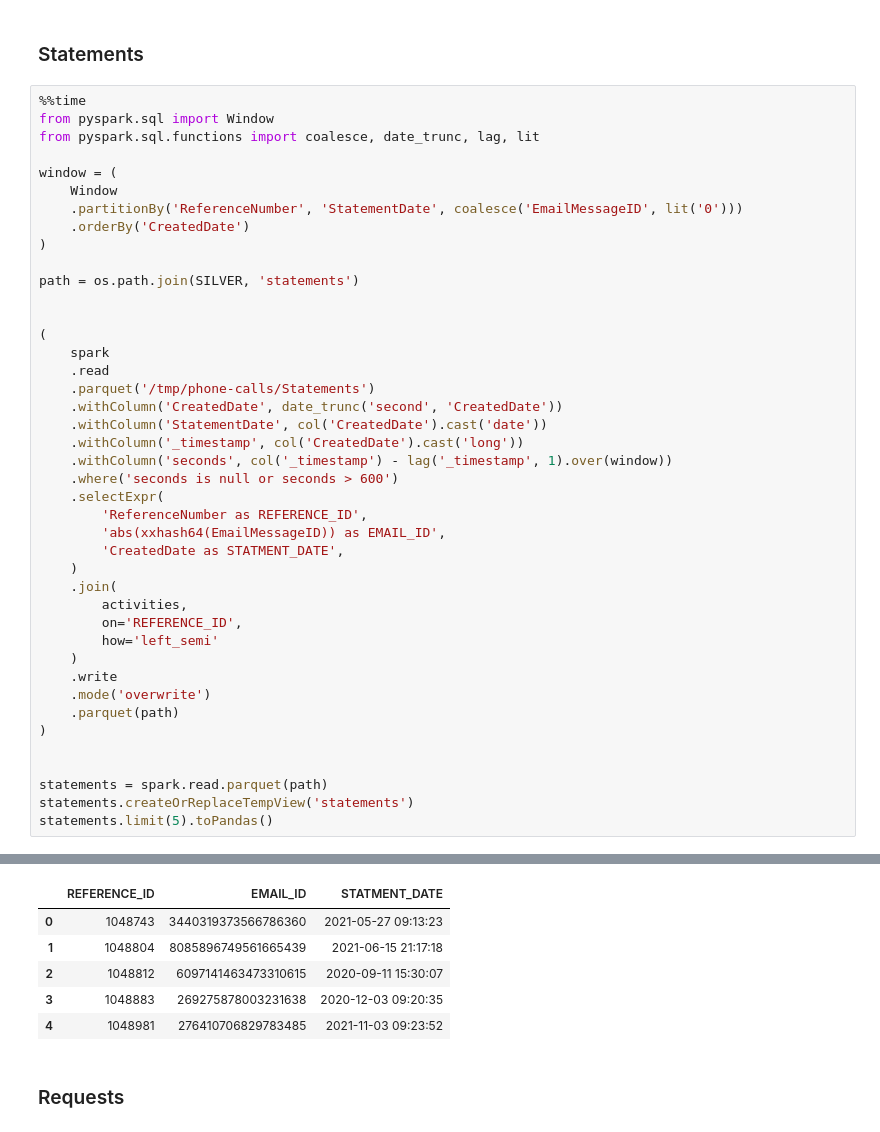
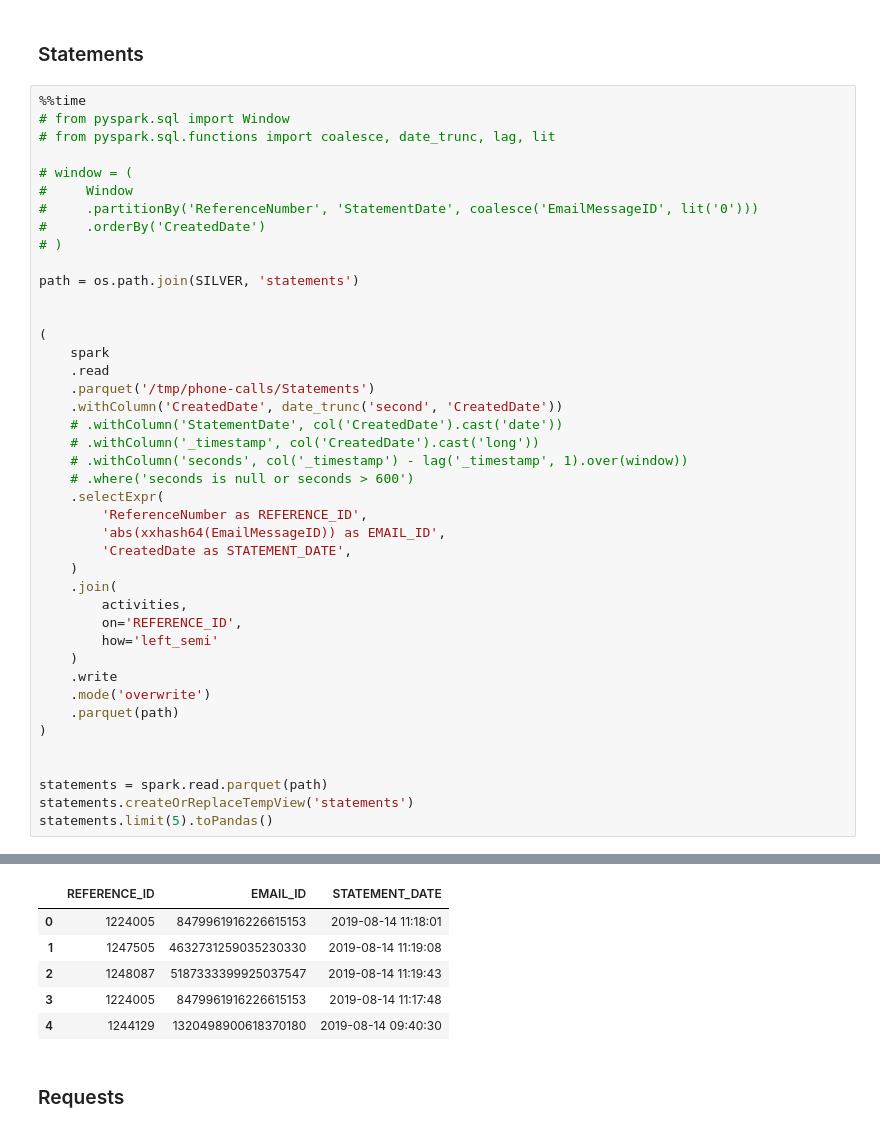
Before and after one commit to cpassorelli/call-reports, a Jupyter notebook: ipython/data-warehouse-integration.ipynb, the cells around one changed output, grey strips where cells are left out. Cells and saved outputs as stored; diff of their text form.

```diff
--- a/ipython/data-warehouse-integration.ipynb
+++ b/ipython/data-warehouse-integration.ipynb
@@ -344,14 +345,14 @@ Wall time: 4.97 s
 ### Statements
 # %%
 %%time
-from pyspark.sql import Window
-from pyspark.sql.functions import coalesce, date_trunc, lag, lit
+# from pyspark.sql import Window
+# from pyspark.sql.functions import coalesce, date_trunc, lag, lit
 
-window = (
-    Window
-    .partitionBy('ReferenceNumber', 'StatementDate', coalesce('EmailMessageID', lit('0')))
-    .orderBy('CreatedDate')
-)
+# window = (
+#     Window
+#     .partitionBy('ReferenceNumber', 'StatementDate', coalesce('EmailMessageID', lit('0')))
+#     .orderBy('CreatedDate')
+# )
 
 path = os.path.join(SILVER, 'statements')
 
@@ -361,14 +362,14 @@ path = os.path.join(SILVER, 'statements')
     .read
     .parquet('/tmp/phone-calls/Statements')
     .withColumn('CreatedDate', date_trunc('second', 'CreatedDate'))
-    .withColumn('StatementDate', col('CreatedDate').cast('date'))
-    .withColumn('_timestamp', col('CreatedDate').cast('long'))
-    .withColumn('seconds', col('_timestamp') - lag('_timestamp', 1).over(window))
-    .where('seconds is null or seconds > 600')
+    # .withColumn('StatementDate', col('CreatedDate').cast('date'))
+    # .withColumn('_timestamp', col('CreatedDate').cast('long'))
+    # .withColumn('seconds', col('_timestamp') - lag('_timestamp', 1).over(window))
+    # .where('seconds is null or seconds > 600')
     .selectExpr(
         'ReferenceNumber as REFERENCE_ID',
         'abs(xxhash64(EmailMessageID)) as EMAIL_ID',
-        'CreatedDate as STATMENT_DATE',
+        'CreatedDate as STATEMENT_DATE',
     )
     .join(
         activities,
@@ -390,9 +391,9 @@ Wall time: 5.37 s
-|  | REFERENCE_ID | EMAIL_ID | STATMENT_DATE |
-| 0 | 1048743 | 3440319373566786360 | 2021-05-27 09:13:23 |
-| 1 | 1048804 | 8085896749561665439 | 2021-06-15 21:17:18 |
-| 2 | 1048812 | 6097141463473310615 | 2020-09-11 15:30:07 |
-| 3 | 1048883 | 269275878003231638 | 2020-12-03 09:20:35 |
-| 4 | 1048981 | 276410706829783485 | 2021-11-03 09:23:52 |
+|  | REFERENCE_ID | EMAIL_ID | STATEMENT_DATE |
+| 0 | 1224005 | 8479961916226615153 | 2019-08-14 11:18:01 |
+| 1 | 1247505 | 4632731259035230330 | 2019-08-14 11:19:08 |
+| 2 | 1248087 | 5187333399925037547 | 2019-08-14 11:19:43 |
+| 3 | 1224005 | 8479961916226615153 | 2019-08-14 11:17:48 |
+| 4 | 1244129 | 1320498900618370180 | 2019-08-14 09:40:30 |
 # %% [markdown]
 ### Requests
 # %%
```
Also changed, not shown: parts of 12 cells of this notebook, 6 other files.
